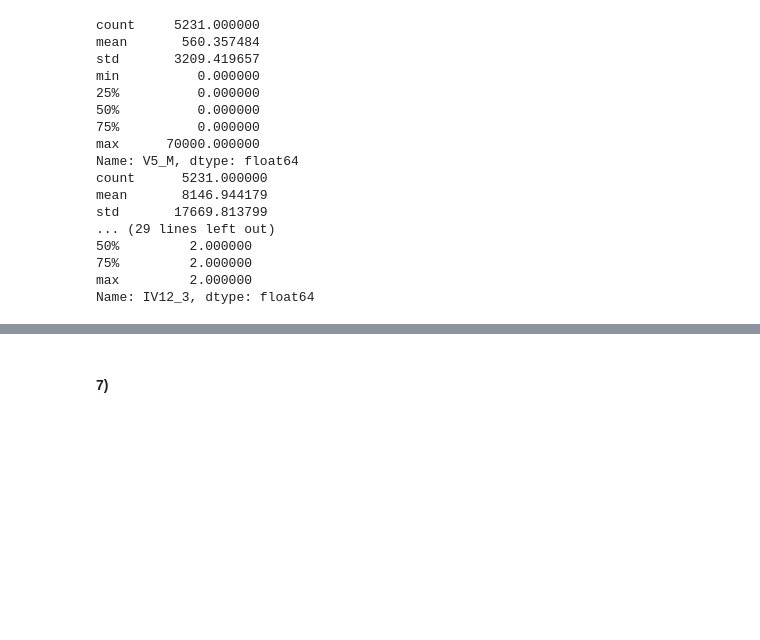
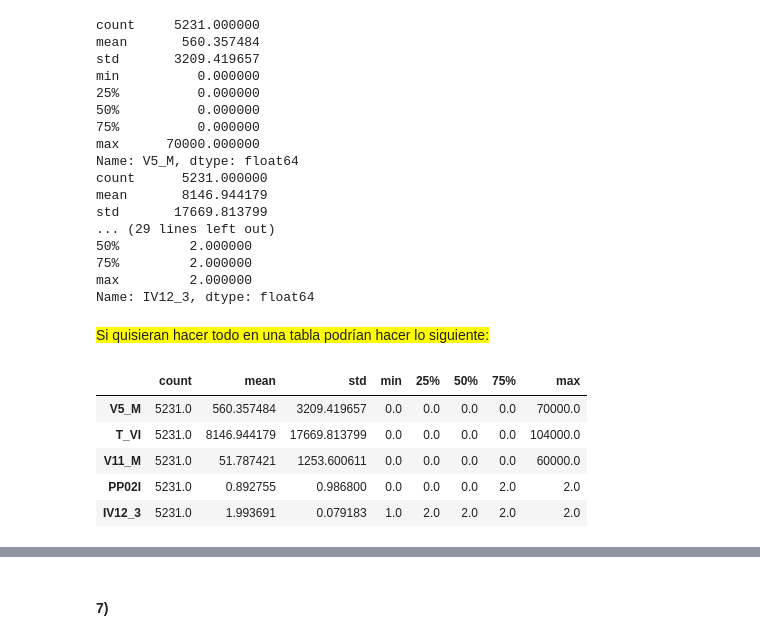
Before and after one commit to hpilar/TrabajosPracticos-Grupo4, a Jupyter notebook: TP3/TP3.ipynb, the cells around one changed output, grey strips where cells are left out. Saved outputs shown, nothing was run; the diff lists cells and outputs as text; code cells hidden in the pictures; blank space fills up the shorter version.

```diff
--- a/TP3/TP3.ipynb
+++ b/TP3/TP3.ipynb
@@ -319,3 +367,14 @@ std       17669.813799
 75%         2.000000
 max         2.000000
 Name: IV12_3, dtype: float64
+# %% [markdown]
+<span style='background :yellow' > Si quisieran hacer todo en una tabla podrían hacer lo siguiente:
+# %%
+f_filtrada[['V5_M','T_VI','V11_M', 'PP02I', 'IV12_3']].describe().T
+# %% [output]
+|  | count | mean | std | min | 25% | 50% | 75% | max |
+| V5_M | 5231.0 | 560.357484 | 3209.419657 | 0.0 | 0.0 | 0.0 | 0.0 | 70000.0 |
+| T_VI | 5231.0 | 8146.944179 | 17669.813799 | 0.0 | 0.0 | 0.0 | 0.0 | 104000.0 |
+| V11_M | 5231.0 | 51.787421 | 1253.600611 | 0.0 | 0.0 | 0.0 | 0.0 | 60000.0 |
+| PP02I | 5231.0 | 0.892755 | 0.986800 | 0.0 | 0.0 | 0.0 | 2.0 | 2.0 |
+| IV12_3 | 5231.0 | 1.993691 | 0.079183 | 1.0 | 2.0 | 2.0 | 2.0 | 2.0 |
```
Also changed, not shown: parts of 23 cells of this notebook, 1 other file.
